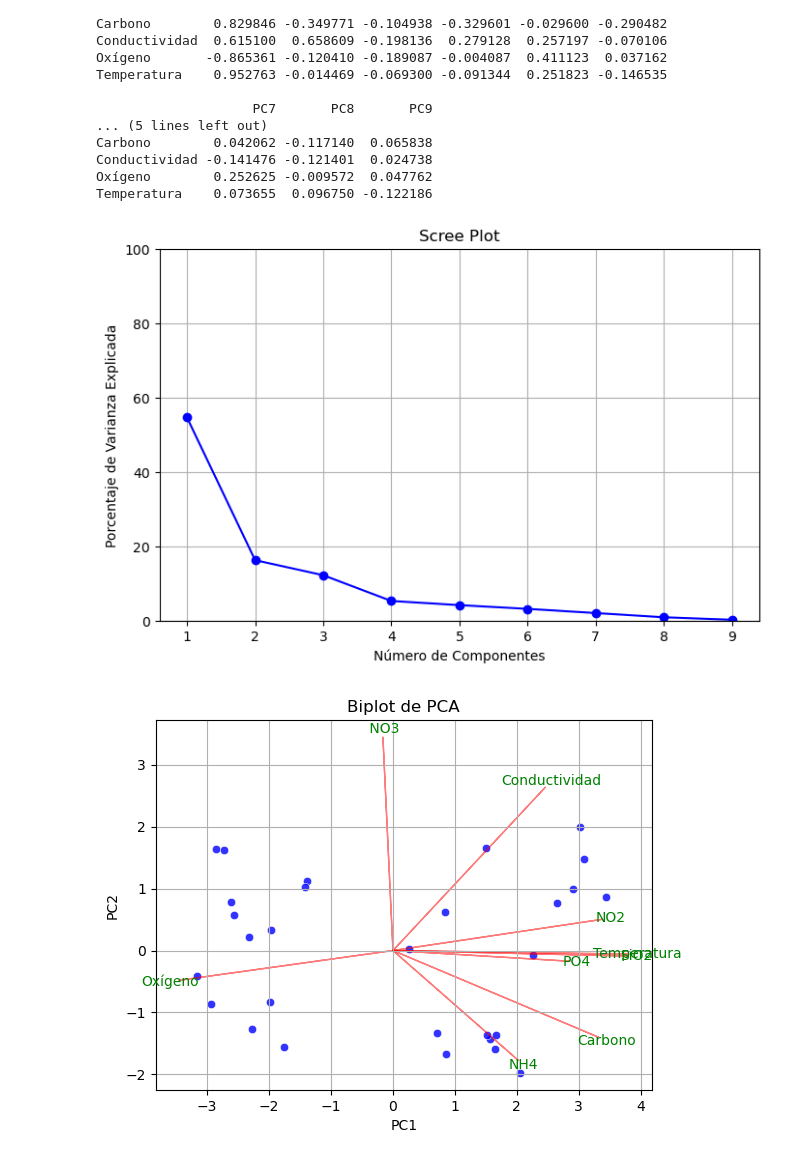
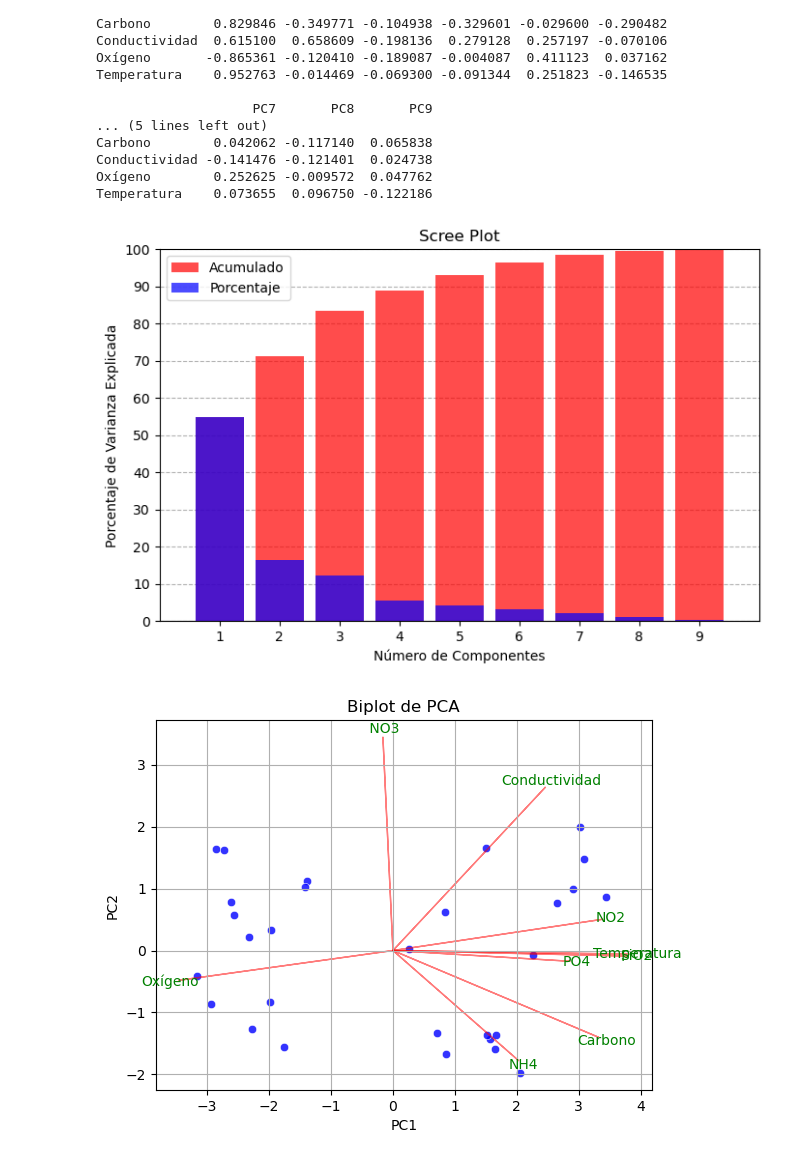
Before and after one commit to kevindmzapata/multivariate-statistics-course, a Jupyter notebook: ejemplo_1_PCA.ipynb, the cells around one changed output. Saved outputs shown, nothing was run; the diff lists cells and outputs as text; code cells hidden in the pictures.

```diff
--- a/ejemplo_1_PCA.ipynb
+++ b/ejemplo_1_PCA.ipynb
@@ -10,7 +10,7 @@ import matplotlib.patches as mpatches
 import pingouin as pg
 # %%
 # Supongamos que `datos` es un DataFrame de pandas
-ruta = 'database_ejem.xlsx'
+ruta = 'databases/database_ejem.xlsx'
 datos = pd.read_excel(ruta, sheet_name='ACP y AF', header=0)
 datos.head()
 # %% [output]
@@ -103,12 +103,12 @@ plt.show()
 [figure]
 # %%
 # Sacar la profundiad de la columna
-# profundidad = datos['Profundidad']
-# datos = datos.drop(columns=['Profundidad'])
+profundidad = datos['Profundidad']
+datos = datos.drop(columns=['Profundidad'])
 # %%
 # Sacar pH de la columna
-# Ph = datos['pH']
-# datos = datos.drop(columns=['pH'])
+Ph = datos['pH']
+datos = datos.drop(columns=['pH'])
 # %%
 # Análisis de componentes principales (PCA)
 # Escalar los datos
@@ -163,15 +163,20 @@ Temperatura    0.073655  0.096750 -0.122186
 # %%
 # Gráfico de Scree Plot
 plt.figure(figsize=(8, 5))
-plt.plot(np.arange(1, len(percentages) + 1), percentages * 100, 'o-', color="blue")
+plt.bar(np.arange(1, len(percentages) + 1), acumulados * 100, color="red", zorder=2, alpha=0.7, label='Acumulado')
+plt.bar(np.arange(1, len(percentages) + 1), percentages * 100, color="blue", zorder=3, alpha=0.7, label='Porcentaje')
 plt.title('Scree Plot')
 plt.xlabel('Número de Componentes')
 plt.ylabel('Porcentaje de Varianza Explicada')
+plt.xlim(0, len(percentages) + 1)
 plt.ylim(0, 100)
-plt.grid(True)
+plt.xticks(np.arange(1, len(percentages) + 1))
+plt.yticks(np.arange(0, 101, 10))
+plt.grid(axis='y', linestyle='--', zorder=0)
+plt.legend()
 plt.show()
 # %% [output]
-[figure, old version]
+[figure, new version]
 # %%
 # Biplot de PCA
 sns.scatterplot(x=res_pca[:, 0], y=res_pca[:, 1], alpha=0.8, color='b')
```
Also changed, not shown: 2 other files.
